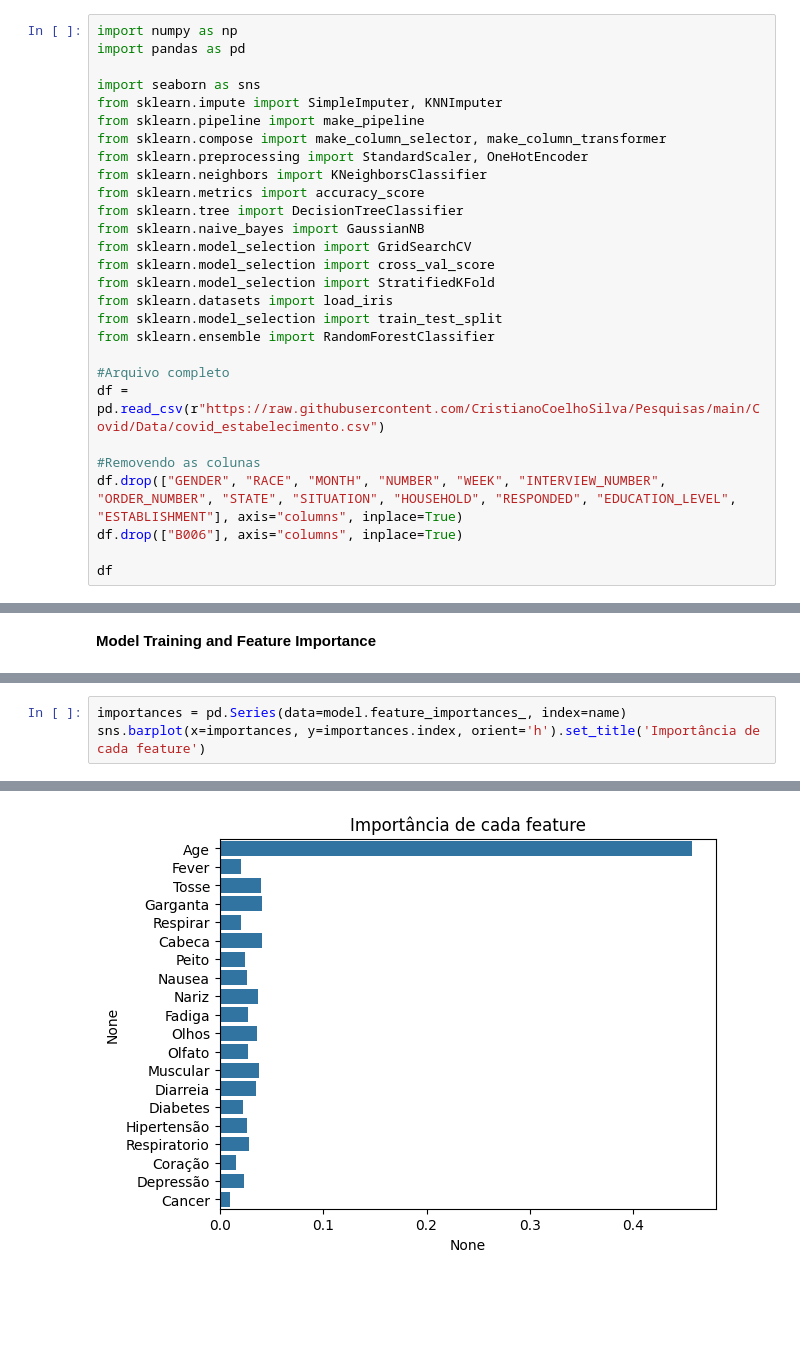
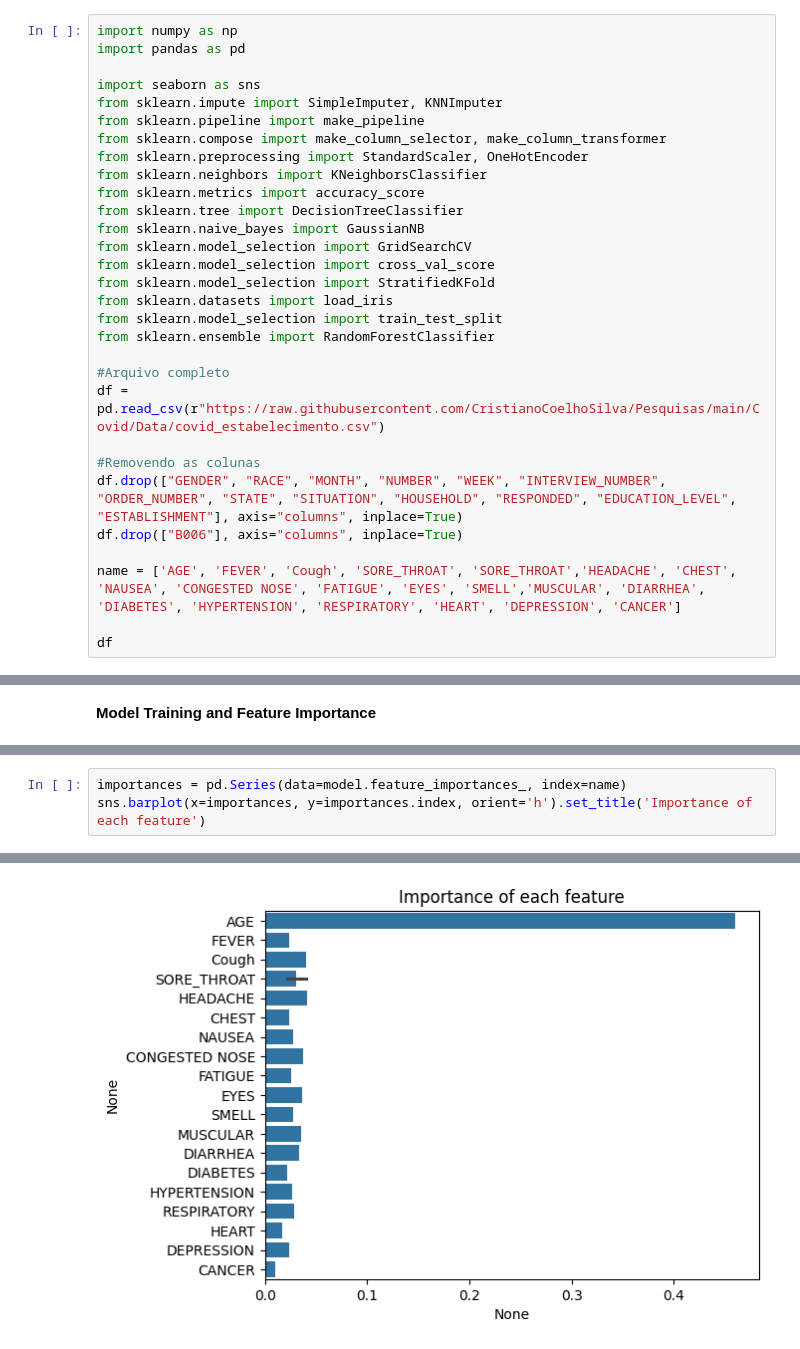
Before and after one commit to CristianoCoelhoSilva/Pesquisas, a Jupyter notebook: Covid/Feature_Selection.ipynb, the cells around one changed output, grey strips where cells are left out. Cells and saved outputs as stored; diff of their text form; blank space fills up the shorter version.

```diff
--- a/Covid/Feature_Selection.ipynb
+++ b/Covid/Feature_Selection.ipynb
@@ -29,6 +57,8 @@ df = pd.read_csv(r"https://raw.githubusercontent.com/CristianoCoelhoSilva/Pesqui
 df.drop(["GENDER", "RACE", "MONTH", "NUMBER", "WEEK", "INTERVIEW_NUMBER", "ORDER_NUMBER", "STATE", "SITUATION", "HOUSEHOLD", "RESPONDED", "EDUCATION_LEVEL", "ESTABLISHMENT"], axis="columns", inplace=True)
 df.drop(["B006"], axis="columns", inplace=True)
 
+name = ['AGE', 'FEVER', 'Cough', 'SORE_THROAT', 'SORE_THROAT','HEADACHE', 'CHEST', 'NAUSEA', 'CONGESTED NOSE', 'FATIGUE', 'EYES', 'SMELL','MUSCULAR', 'DIARRHEA', 'DIABETES', 'HYPERTENSION', 'RESPIRATORY', 'HEART', 'DEPRESSION', 'CANCER']
+
 df
 # %% [output]
 |  | AGE | FEVER | COUGH | SORE_THROAT | BREATHING | HEADACHE | CHEST | NAUSEA | CONGESTED NOSE | ... |
@@ -127,4 +157,4 @@ array([0.45665278, 0.02094363, 0.03965696, 0.04130218, 0.02100422,
 # %%
 importances = pd.Series(data=model.feature_importances_, index=name)
-sns.barplot(x=importances, y=importances.index, orient='h').set_title('Importância de cada feature')
+sns.barplot(x=importances, y=importances.index, orient='h').set_title('Importance of each feature')
 # %% [output]
@@ -132 +162 @@ Text(0.5, 1.0, 'Importância de cada feature')
-[figure, old version]
+[figure, new version]
```
Also changed, not shown: parts of 3 cells of this notebook.
